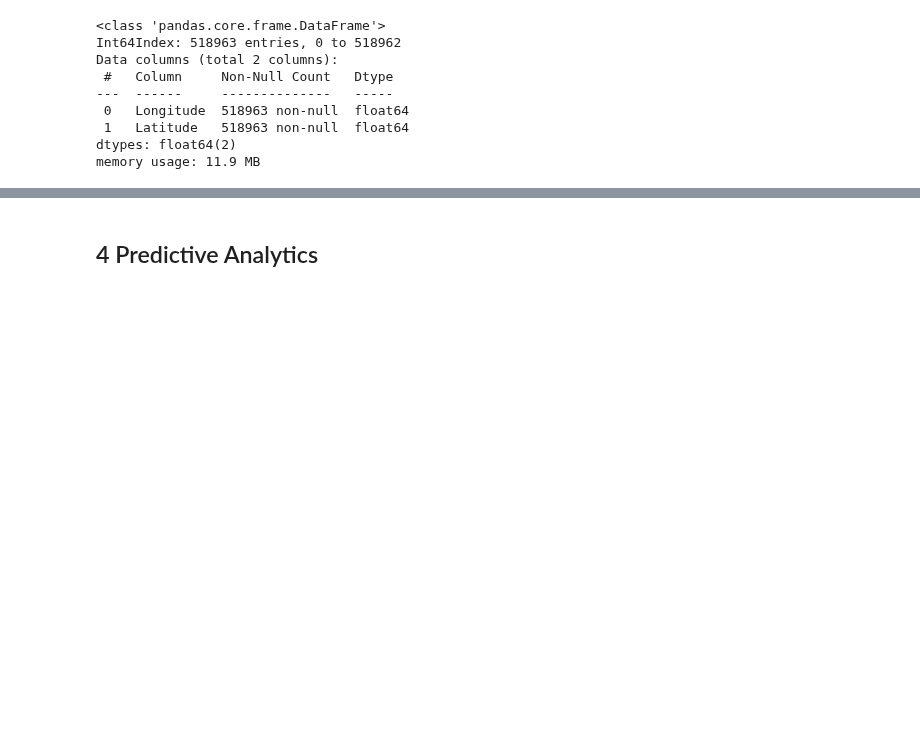
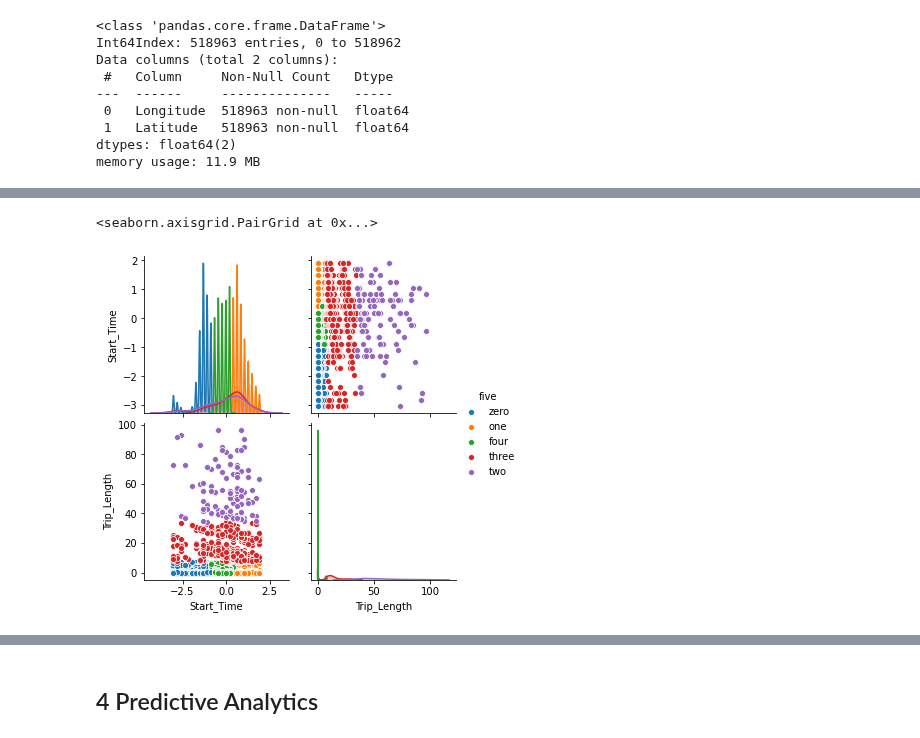
Before and after one commit to MoritzWagner13/Machine-Learning, a Jupyter notebook: Code_V1.3.ipynb, the cells around one changed output, grey strips where cells are left out. Cells and saved outputs as stored; diff of their text form; code cells hidden in the pictures; blank space fills up the shorter version.

```diff
--- a/Code_V1.3.ipynb
+++ b/Code_V1.3.ipynb
@@ -1107,0 +1026,13 @@ plt.show()
+# %%
+# refit algorithm
+five_means = KMeans(n_clusters=5)
+five_means.fit(clusterTime_scaled)
+
+numbers = ["zero", "one", "two", "three", "four", "five", "six"]
+
+clusterTime_scaled_df["five"] = five_means.predict(clusterTime_scaled)
+clusterTime_scaled_df["five"] = clusterTime_scaled_df["five"].apply(lambda x: numbers[x])
+sns.pairplot(data=clusterTime_scaled_df, hue="five")
+# %% [output]
+<seaborn.axisgrid.PairGrid at 0x...>
+[figure, added]
```
Also changed, not shown: parts of 29 cells of this notebook.
